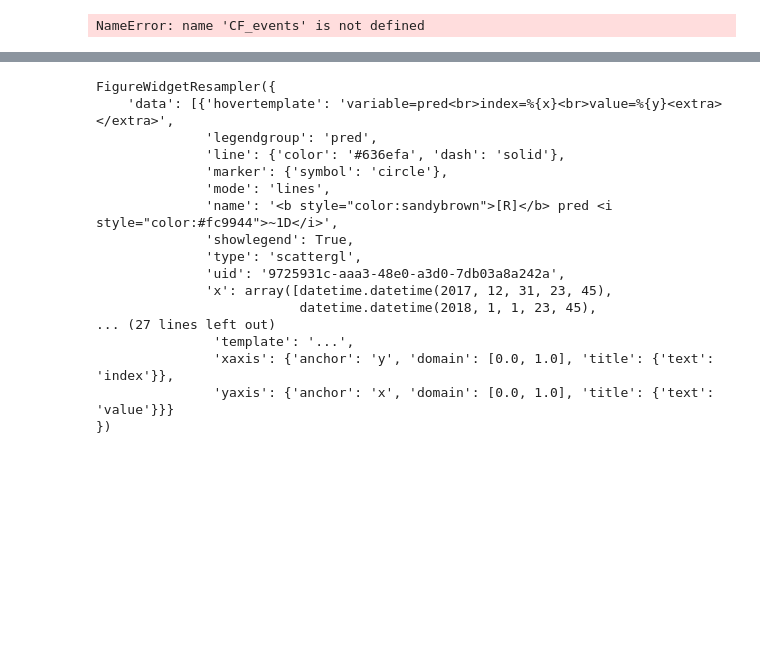
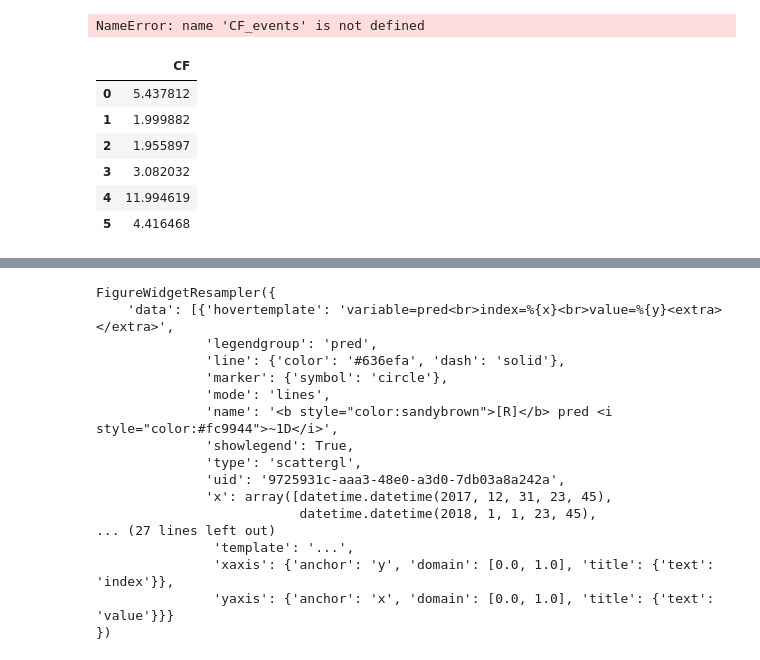
Before and after one commit to carloscanodomingo/NeuralProphetEQ, a Jupyter notebook: notebooks/testing_FCeVDarts.ipynb, the cells around one changed output, grey strips where cells are left out. Cells and saved outputs as stored; diff of their text form; code cells hidden in the pictures; blank space fills up the shorter version.

```diff
--- a/notebooks/testing_FCeVDarts.ipynb
+++ b/notebooks/testing_FCeVDarts.ipynb
@@ -573,6 +603,16 @@ NameError: name 'CF_events' is not defined
 # %%
 CF_events = pd.DataFrame(values_synth, index = index_synth, columns = ["CF"])
 #CF_events = CF_events.loc[(test_list >= 65) & (test_list<= 79)]
+# %%
+CF_events
+# %% [output]
+|  | CF |
+| 0 | 5.437812 |
+| 1 | 1.999882 |
+| 2 | 1.955897 |
+| 3 | 3.082032 |
+| 4 | 11.994619 |
+| 5 | 4.416468 |
 # %%
 FCeV_results_data["df_events"]
 # %% [output]
```
Also changed, not shown: parts of 7 cells of this notebook, 2 other files.
